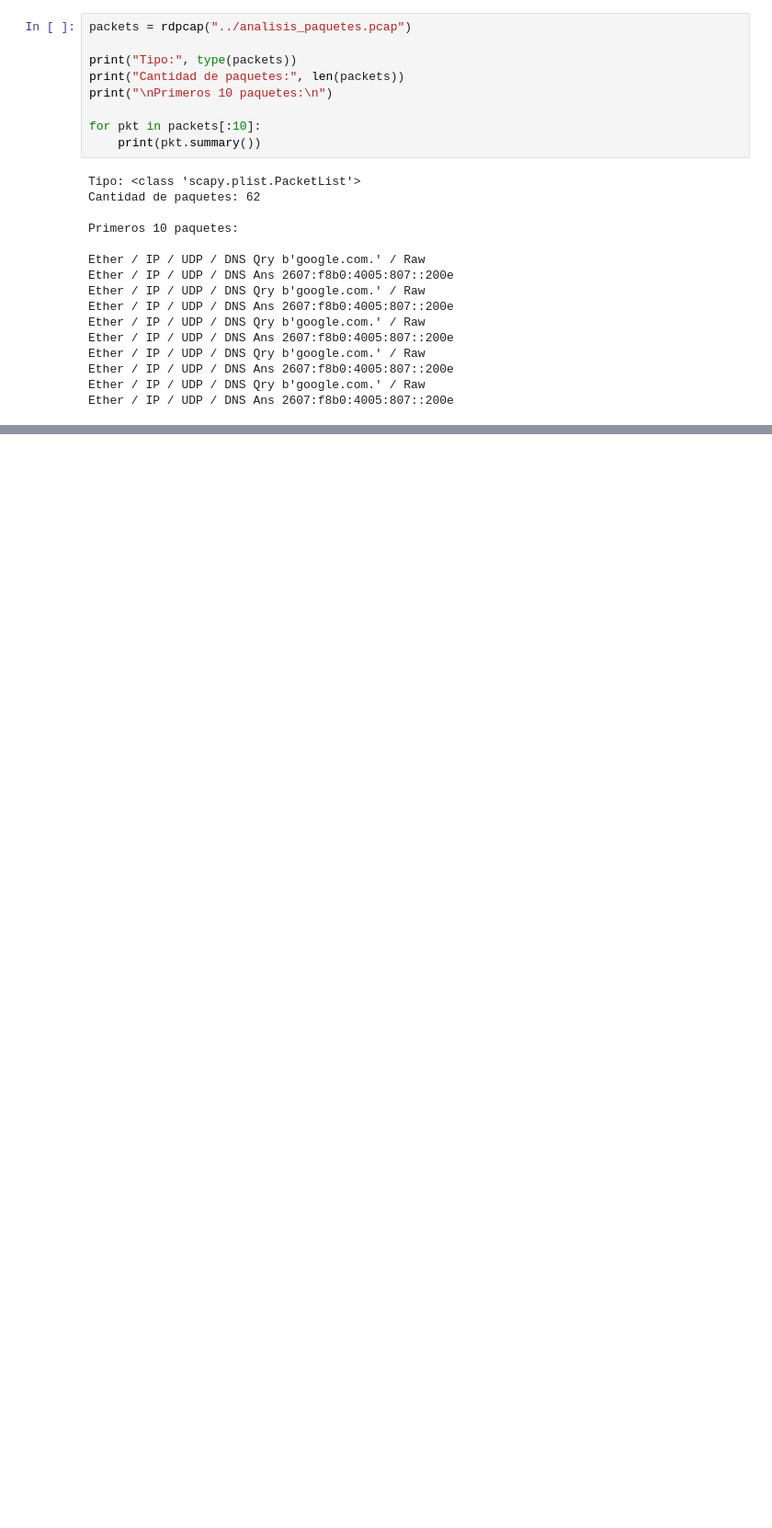
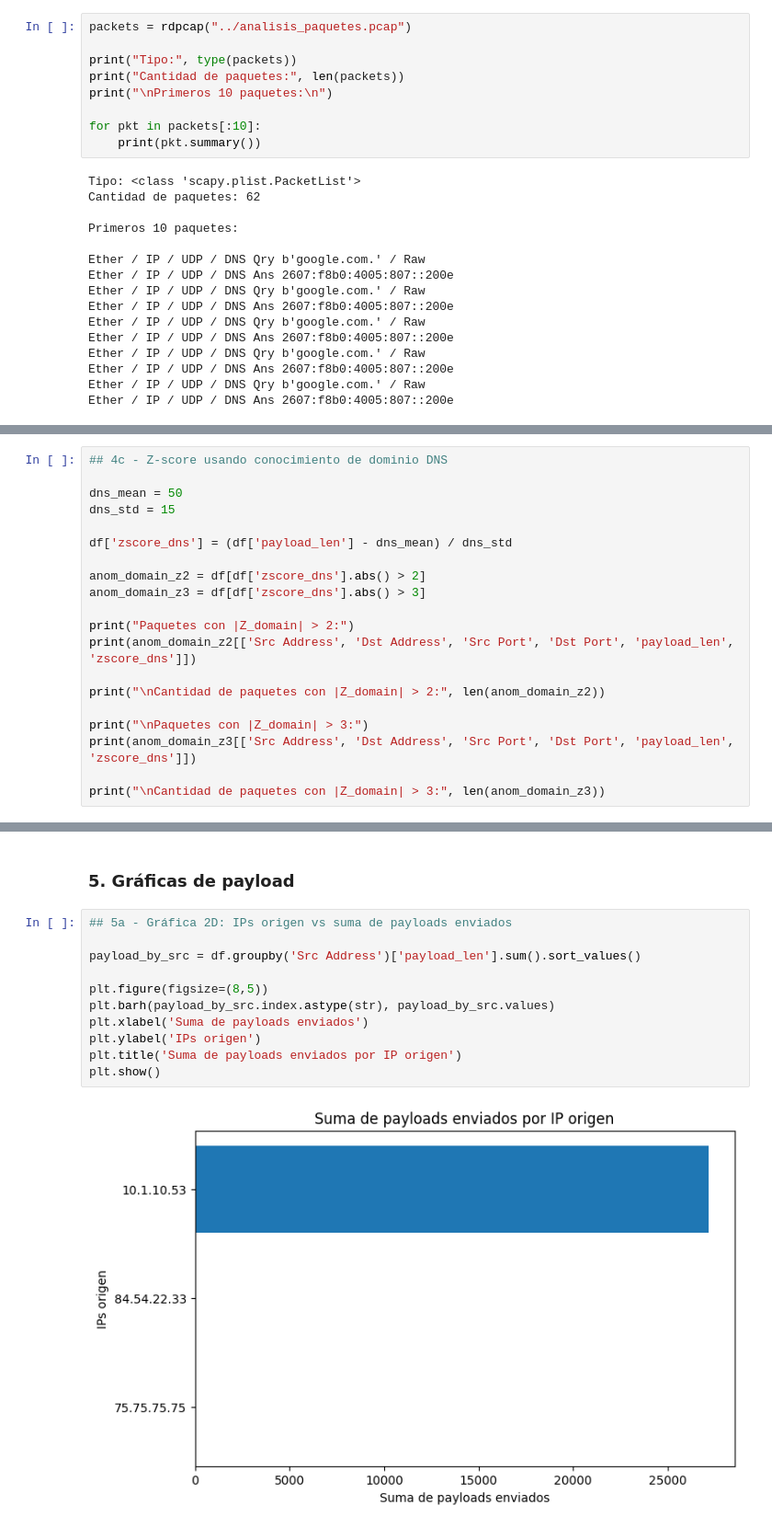
Before and after one commit to EstebanZG999/Lab5_SDS, a Jupyter notebook: src/traffic_analysis.ipynb, the cells around one changed output, grey strips where cells are left out. Shown at 92% size. Drawn from its saved outputs; the diff is of its cells as text; blank space fills up the shorter version.

```diff
--- a/src/traffic_analysis.ipynb
+++ b/src/traffic_analysis.ipynb
@@ -42,0 +336,20 @@ Ether / IP / UDP / DNS Ans 2607:f8b0:4005:807::200e
+# %%
+## 4c - Z-score usando conocimiento de dominio DNS
+
+dns_mean = 50
+dns_std = 15
+
+df['zscore_dns'] = (df['payload_len'] - dns_mean) / dns_std
+
+anom_domain_z2 = df[df['zscore_dns'].abs() > 2]
+anom_domain_z3 = df[df['zscore_dns'].abs() > 3]
+
+print("Paquetes con |Z_domain| > 2:")
+print(anom_domain_z2[['Src Address', 'Dst Address', 'Src Port', 'Dst Port', 'payload_len', 'zscore_dns']])
+
+print("\nCantidad de paquetes con |Z_domain| > 2:", len(anom_domain_z2))
+
+print("\nPaquetes con |Z_domain| > 3:")
+print(anom_domain_z3[['Src Address', 'Dst Address', 'Src Port', 'Dst Port', 'payload_len', 'zscore_dns']])
+
+print("\nCantidad de paquetes con |Z_domain| > 3:", len(anom_domain_z3))
@@ -42,0 +394,15 @@ Ether / IP / UDP / DNS Ans 2607:f8b0:4005:807::200e
+# %% [markdown]
+### 5. Gráficas de payload
+# %%
+## 5a - Gráfica 2D: IPs origen vs suma de payloads enviados
+
+payload_by_src = df.groupby('Src Address')['payload_len'].sum().sort_values()
+
+plt.figure(figsize=(8,5))
+plt.barh(payload_by_src.index.astype(str), payload_by_src.values)
+plt.xlabel('Suma de payloads enviados')
+plt.ylabel('IPs origen')
+plt.title('Suma de payloads enviados por IP origen')
+plt.show()
+# %% [output]
+[figure, added]
```
Also changed, not shown: parts of 44 cells of this notebook.
